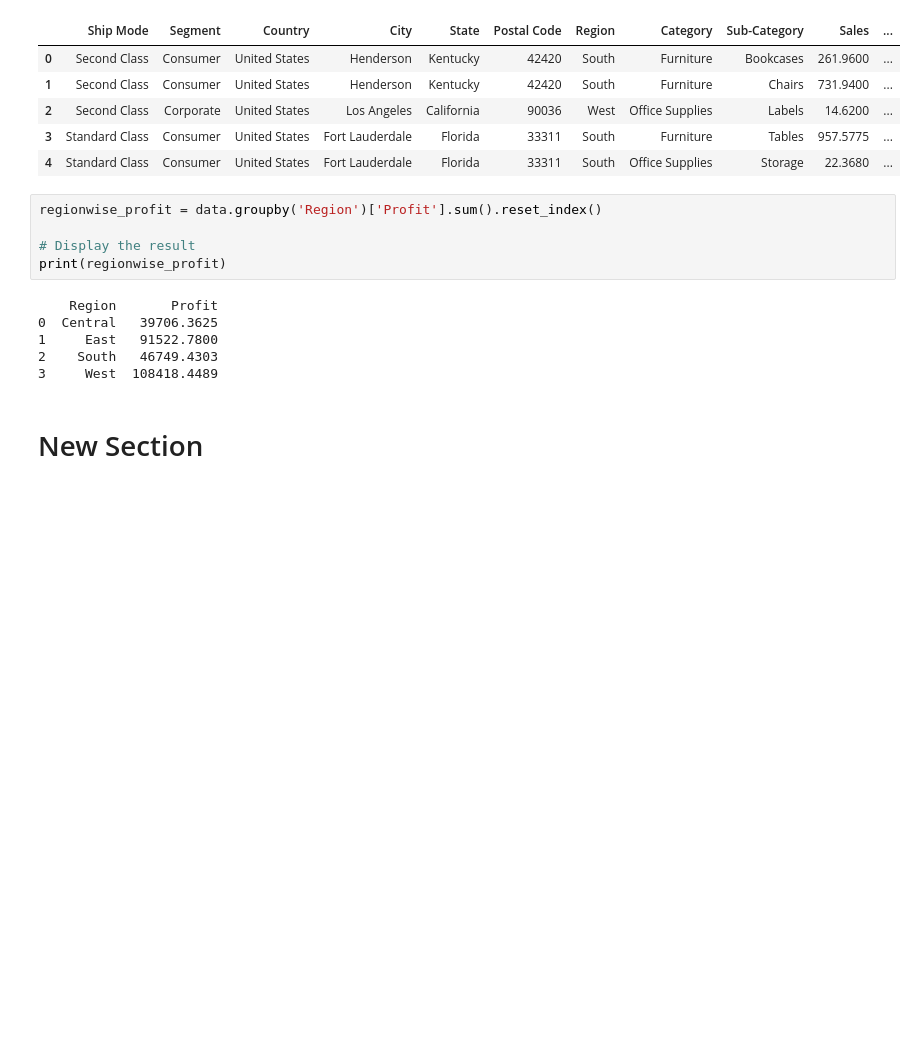
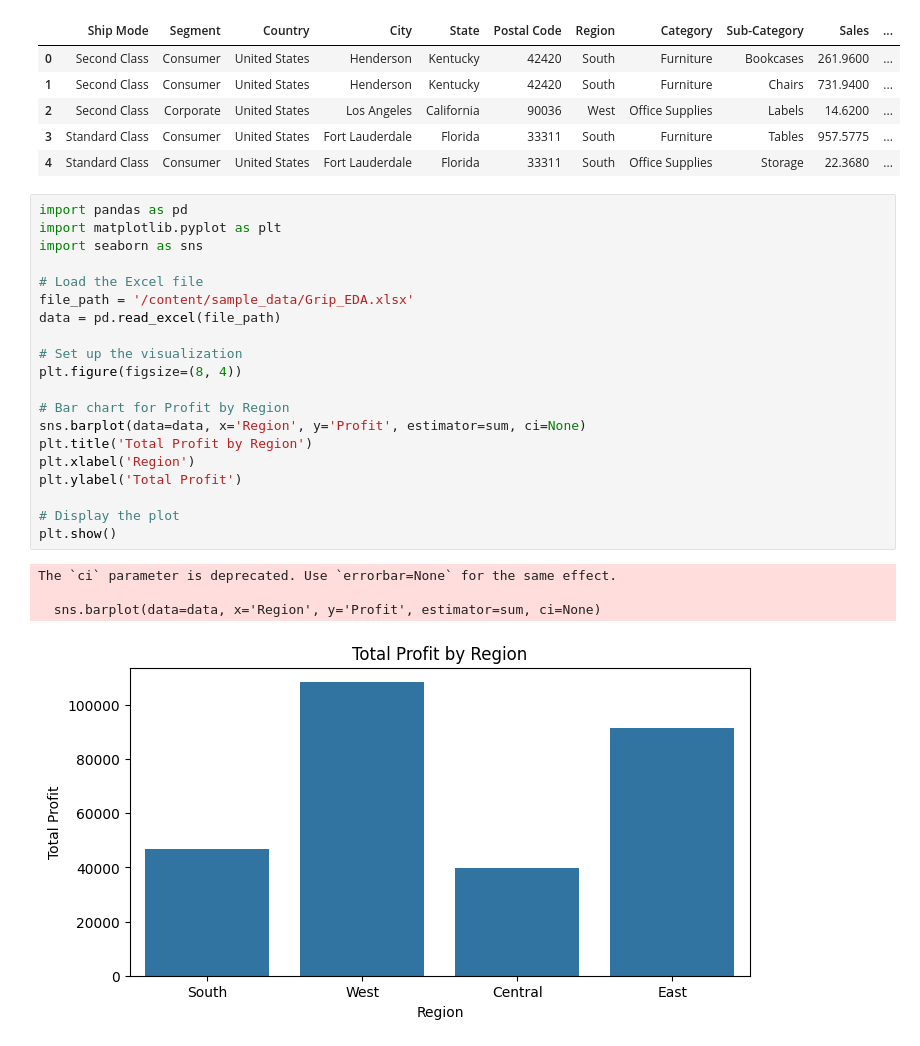
Before and after one commit to Snehal241989/Assigment1, a Jupyter notebook: Superstoretask.ipynb, the cells around one changed output. Drawn from its saved outputs; the diff is of its cells as text; blank space fills up the shorter version.

```diff
--- a/Superstoretask.ipynb
+++ b/Superstoretask.ipynb
@@ -16,16 +16,28 @@ data.head()
 | 2 | Second Class | Corporate | United States | Los Angeles | California | 90036 | West | Office Supplies | Labels | 14.6200 | ... |
 | 3 | Standard Class | Consumer | United States | Fort Lauderdale | Florida | 33311 | South | Furniture | Tables | 957.5775 | ... |
 | 4 | Standard Class | Consumer | United States | Fort Lauderdale | Florida | 33311 | South | Office Supplies | Storage | 22.3680 | ... |
-# %%
-regionwise_profit = data.groupby('Region')['Profit'].sum().reset_index()
-
-# Display the result
-print(regionwise_profit)
-# %% [output]
-    Region       Profit
-0  Central   39706.3625
-1     East   91522.7800
-2    South   46749.4303
-3     West  108418.4489
-# %% [markdown]
-# New Section
+# %%
+import pandas as pd
+import matplotlib.pyplot as plt
+import seaborn as sns
+
+# Load the Excel file
+file_path = '/content/sample_data/Grip_EDA.xlsx'
+data = pd.read_excel(file_path)
+
+# Set up the visualization
+plt.figure(figsize=(8, 4))
+
+# Bar chart for Profit by Region
+sns.barplot(data=data, x='Region', y='Profit', estimator=sum, ci=None)
+plt.title('Total Profit by Region')
+plt.xlabel('Region')
+plt.ylabel('Total Profit')
+
+# Display the plot
+plt.show()
+# %% [output]
+The `ci` parameter is deprecated. Use `errorbar=None` for the same effect.
+
+  sns.barplot(data=data, x='Region', y='Profit', estimator=sum, ci=None)
+[figure, added]
```
Also changed, not shown: parts of 2 cells of this notebook.
